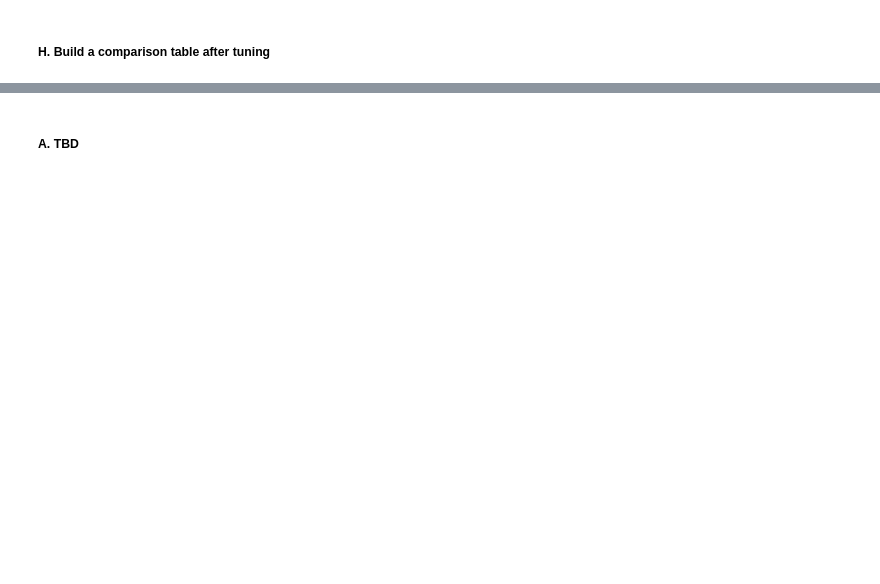
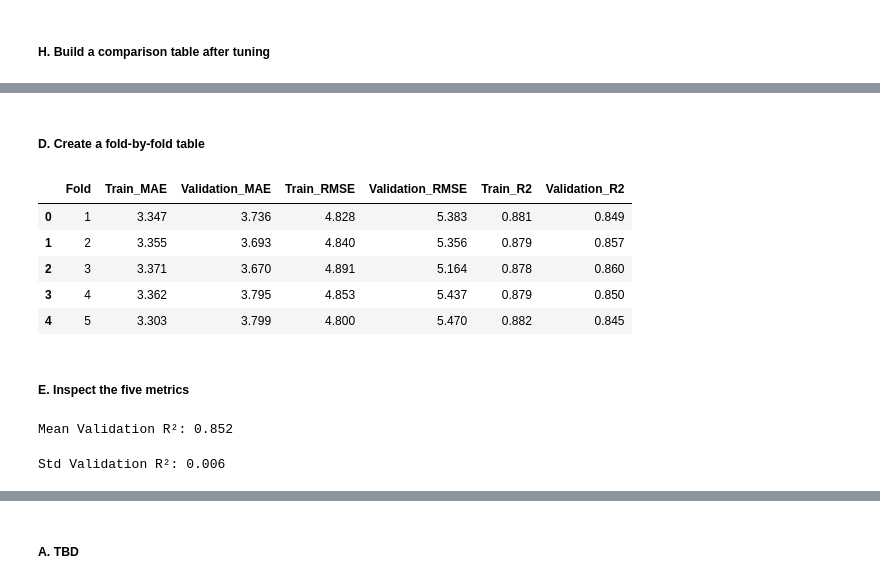
Before and after one commit to thedataanalyst-ylime/o-level-mathematics-performance-analysis, a Jupyter notebook: eda.ipynb, the cells around one changed output, grey strips where cells are left out. Drawn from its saved outputs; the diff is of its cells as text; code cells hidden in the pictures; blank space fills up the shorter version.

```diff
--- a/eda.ipynb
+++ b/eda.ipynb
@@ -3026,0 +3280,5 @@ What are we tuning?
+# %%
+# Retrieve the best tuned Random Forest pipeline
+tuned_rf_model = random_search.best_estimator_
+
+tuned_rf_model
@@ -3026,0 +3309,8 @@ What are we tuning?
+# %%
+from sklearn.model_selection import cross_validate
+
+scoring = {
+    "mae": "neg_mean_absolute_error",
+    "rmse": "neg_root_mean_squared_error",
+    "r2": "r2"
+}
@@ -3026,0 +3328,61 @@ What are we tuning?
+# %%
+# Final 5-fold cross-validation of tuned Random Forest
+tuned_cv_results = cross_validate(
+    tuned_rf_model,
+    X_train,
+    y_train,
+    cv=5,
+    scoring=scoring,
+    return_train_score=True,
+    n_jobs=1
+)
+# %% [markdown]
+##### D. Create a fold-by-fold table
+# %%
+# Create fold-by-fold CV summary
+tuned_cv_summary = pd.DataFrame({
+    "Fold": range(1, 6),
+
+    "Train_MAE": -tuned_cv_results["train_mae"],
+    "Validation_MAE": -tuned_cv_results["test_mae"],
+
+    "Train_RMSE": -tuned_cv_results["train_rmse"],
+    "Validation_RMSE": -tuned_cv_results["test_rmse"],
+
+    "Train_R2": tuned_cv_results["train_r2"],
+    "Validation_R2": tuned_cv_results["test_r2"]
+})
+
+tuned_cv_summary.round(3)
+# %% [output]
+|  | Fold | Train_MAE | Validation_MAE | Train_RMSE | Validation_RMSE | Train_R2 | Validation_R2 |
+| 0 | 1 | 3.347 | 3.736 | 4.828 | 5.383 | 0.881 | 0.849 |
+| 1 | 2 | 3.355 | 3.693 | 4.840 | 5.356 | 0.879 | 0.857 |
+| 2 | 3 | 3.371 | 3.670 | 4.891 | 5.164 | 0.878 | 0.860 |
+| 3 | 4 | 3.362 | 3.795 | 4.853 | 5.437 | 0.879 | 0.850 |
+| 4 | 5 | 3.303 | 3.799 | 4.800 | 5.470 | 0.882 | 0.845 |
+# %% [markdown]
+##### E. Inspect the five metrics
+# %%
+# Metric 1 — Mean Validation R²
+
+mean_val_r2 = tuned_cv_results["test_r2"].mean()
+
+print(
+    "Mean Validation R²:",
+    round(mean_val_r2, 3)
+)
+# %% [output]
+Mean Validation R²: 0.852
+# %%
+# Metric 2 — Standard deviation of Validation R²
+# This tells us stability across folds
+
+std_val_r2 = tuned_cv_results["test_r2"].std()
+
+print(
+    "Std Validation R²:",
+    round(std_val_r2, 3)
+)
+# %% [output]
+Std Validation R²: 0.006
```
Also changed, not shown: parts of 54 cells of this notebook.
